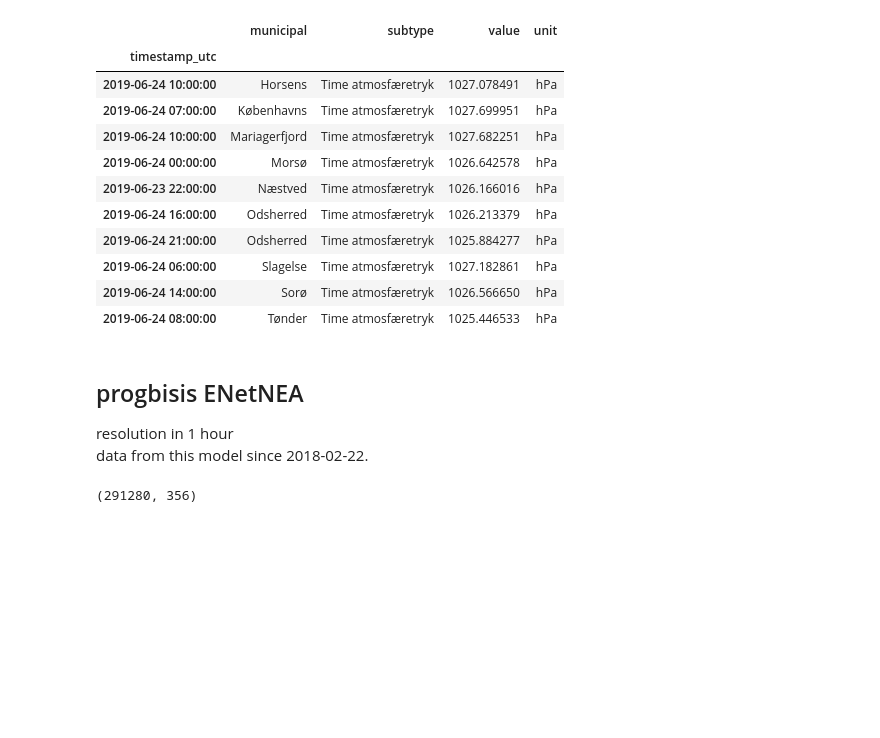
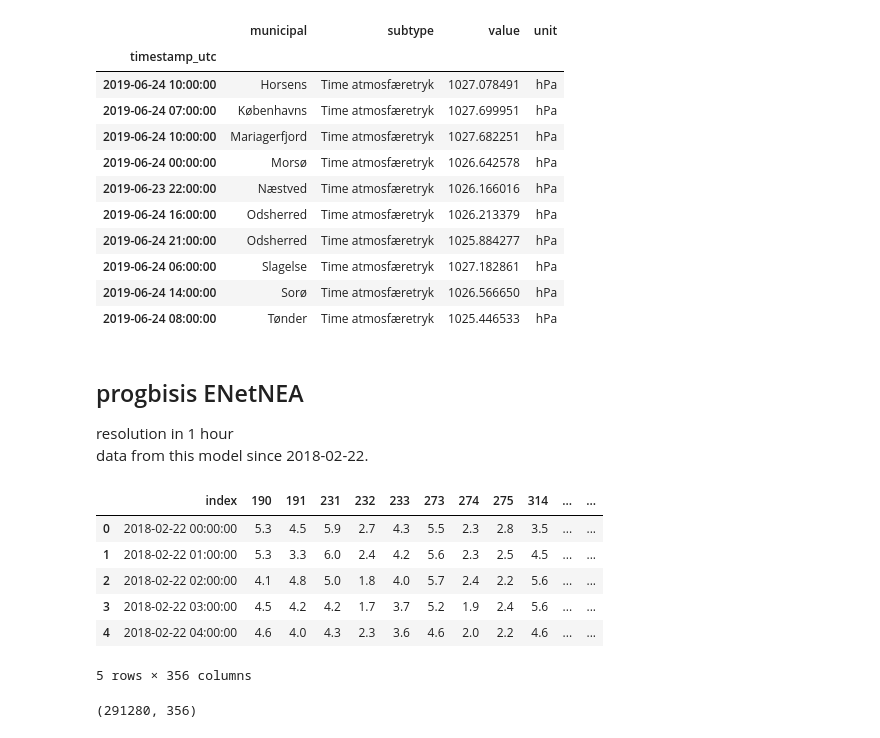
Before and after one commit to sevewing/WindmillPrediction, a Jupyter notebook: preprocessing.ipynb, the cells around one changed output. Cells and saved outputs as stored; diff of their text form; code cells hidden in the pictures; blank space fills up the shorter version.

```diff
--- a/preprocessing.ipynb
+++ b/preprocessing.ipynb
@@ -260,6 +260,16 @@ resolution in 1 hour
 data from this model since 2018-02-22.
 # %%
 wind_speed_10m = pq.read_table('data/ITU_DATA/prognosis/ENetNEA/wind_speed_10m.parquet').to_pandas().reset_index()
+# %%
+wind_speed_10m.head()
+# %% [output]
+|  | index | 190 | 191 | 231 | 232 | 233 | 273 | 274 | 275 | 314 | ... | ... |
+| 0 | 2018-02-22 00:00:00 | 5.3 | 4.5 | 5.9 | 2.7 | 4.3 | 5.5 | 2.3 | 2.8 | 3.5 | ... | ... |
+| 1 | 2018-02-22 01:00:00 | 5.3 | 3.3 | 6.0 | 2.4 | 4.2 | 5.6 | 2.3 | 2.5 | 4.5 | ... | ... |
+| 2 | 2018-02-22 02:00:00 | 4.1 | 4.8 | 5.0 | 1.8 | 4.0 | 5.7 | 2.4 | 2.2 | 5.6 | ... | ... |
+| 3 | 2018-02-22 03:00:00 | 4.5 | 4.2 | 4.2 | 1.7 | 3.7 | 5.2 | 1.9 | 2.4 | 5.6 | ... | ... |
+| 4 | 2018-02-22 04:00:00 | 4.6 | 4.0 | 4.3 | 2.3 | 3.6 | 4.6 | 2.0 | 2.2 | 4.6 | ... | ... |
+5 rows × 356 columns
 # %%
 wind_speed_10m = wind_speed_10m.drop_duplicated(['index'], keep = last)
 # %% [output]
```
Also changed, not shown: parts of 11 cells of this notebook, 7 other files.
